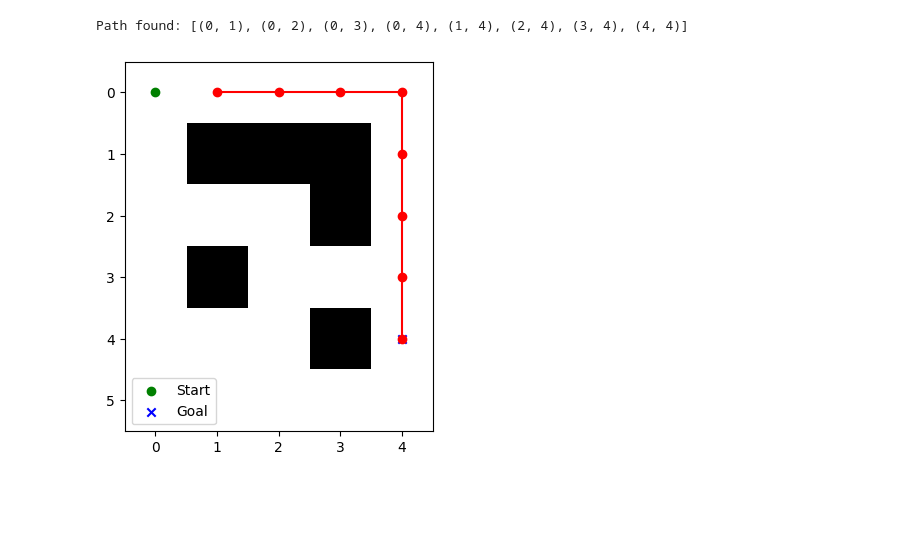
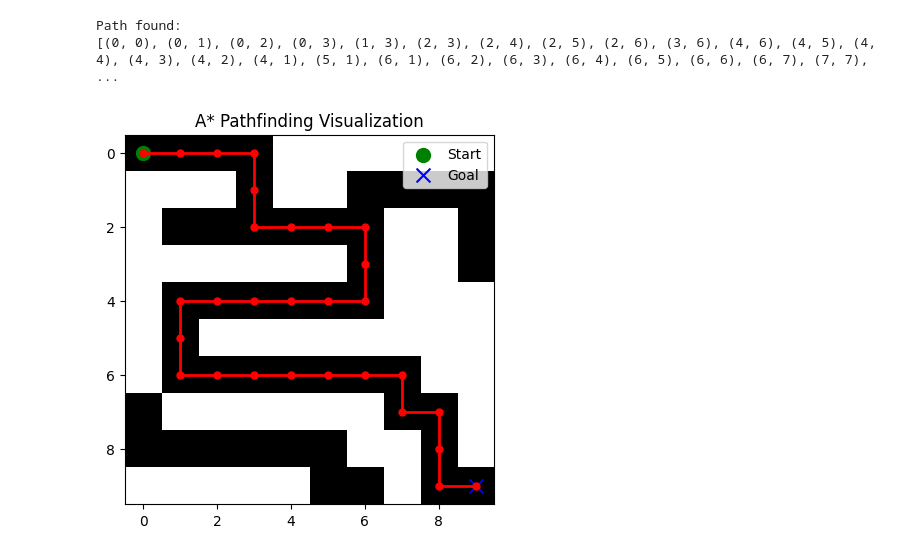
Before and after one commit to Amritkandel49/AI_labwork, a Jupyter notebook: new_lab/astar.ipynb, the cells around one changed output. Drawn from its saved outputs; the diff is of its cells as text; code cells hidden in the pictures; blank space fills up the shorter version.

```diff
--- a/new_lab/astar.ipynb
+++ b/new_lab/astar.ipynb
@@ -42,30 +37,44 @@ def astar(start, goal, grid):
 # %%
+# maze = [
+#     [0, 1, 0, 0, 0],
+#     [0, 1, 0, 1, 0],
+#     [0, 0, 0, 1, 0],
+#     [1, 1, 0, 0, 0],
+#     [0, 0, 0, 1, 0]
+# ]
 maze = [
-    [0, 0, 0, 0, 0],
-    [0, 1, 1, 1, 0],
-    [0, 0, 0, 1, 0],
-    [0, 1, 0, 0, 0],
-    [0, 0, 0, 1, 0],
-    [0, 0, 0, 0, 0]
+    [0, 0, 0, 0, 1, 1, 1, 1, 1, 1],
+    [1, 1, 1, 0, 1, 1, 0, 0, 0, 0],
+    [1, 0, 0, 0, 0, 0, 0, 1, 1, 0],
+    [1, 1, 1, 1, 1, 1, 0, 1, 1, 0],
+    [1, 0, 0, 0, 0, 0, 0, 1, 1, 1],
+    [1, 0, 1, 1, 1, 1, 1, 1, 1, 1],
+    [1, 0, 0, 0, 0, 0, 0, 0, 1, 1],
+    [0, 1, 1, 1, 1, 1, 1, 0, 0, 1],
+    [0, 0, 0, 0, 0, 0, 1, 1, 0, 1],
+    [1, 1, 1, 1, 1, 0, 0, 1, 0, 0]
 ]
+
+start = (0, 0)
+goal = (9,9)
+path, visited = astar(maze, start, goal)
+print("Path found:" if path else "No path found")
+print(path)
+# %% [output]
+Path found:
+[(0, 0), (0, 1), (0, 2), (0, 3), (1, 3), (2, 3), (2, 4), (2, 5), (2, 6), (3, 6), (4, 6), (4, 5), (4, 4), (4, 3), (4, 2), (4, 1), (5, 1), (6, 1), (6, 2), (6, 3), (6, 4), (6, 5), (6, 6), (6, 7), (7, 7), ...
-# %%
-start = (0, 0)
-goal = (4, 4)
-path = astar(start, goal, maze)
-print("Path found:", path)
-# %% [output]
-Path found: [(0, 1), (0, 2), (0, 3), (0, 4), (1, 4), (2, 4), (3, 4), (4, 4)]
-# %%
-# to visualize the path
-def plot_path(maze, path):
-    plt.imshow(maze, cmap='gray_r')
-    if path:
-        x, y = zip(*path)
-        plt.plot(y, x, marker='o', color='red')
-    plt.scatter(start[1], start[0], marker='o', color='green', label='Start')
-    plt.scatter(goal[1], goal[0], marker='x', color='blue', label='Goal')
-    plt.legend()
-    plt.show()
-plot_path(maze, path)
-# %% [output]
-[figure, removed]
+# %%
+# A* algorithm implementation path visualization
+def plot_path(maze, path):
+    plt.imshow(maze, cmap='gray', origin='upper')
+    if path:
+        x, y = zip(*path)
+        plt.plot(y, x, marker='o', color='red', linewidth=2, markersize=5)
+    plt.scatter(start[1], start[0], marker='o', color='green', s=100, label='Start')
+    plt.scatter(goal[1], goal[0], marker='x', color='blue', s=100, label='Goal')
+    plt.legend()
+    plt.title('A* Pathfinding Visualization')
+    plt.show()
+plot_path(maze, path)
+# %% [output]
+[figure, added]
```
Also changed, not shown: parts of 3 cells of this notebook, 3 other files.
